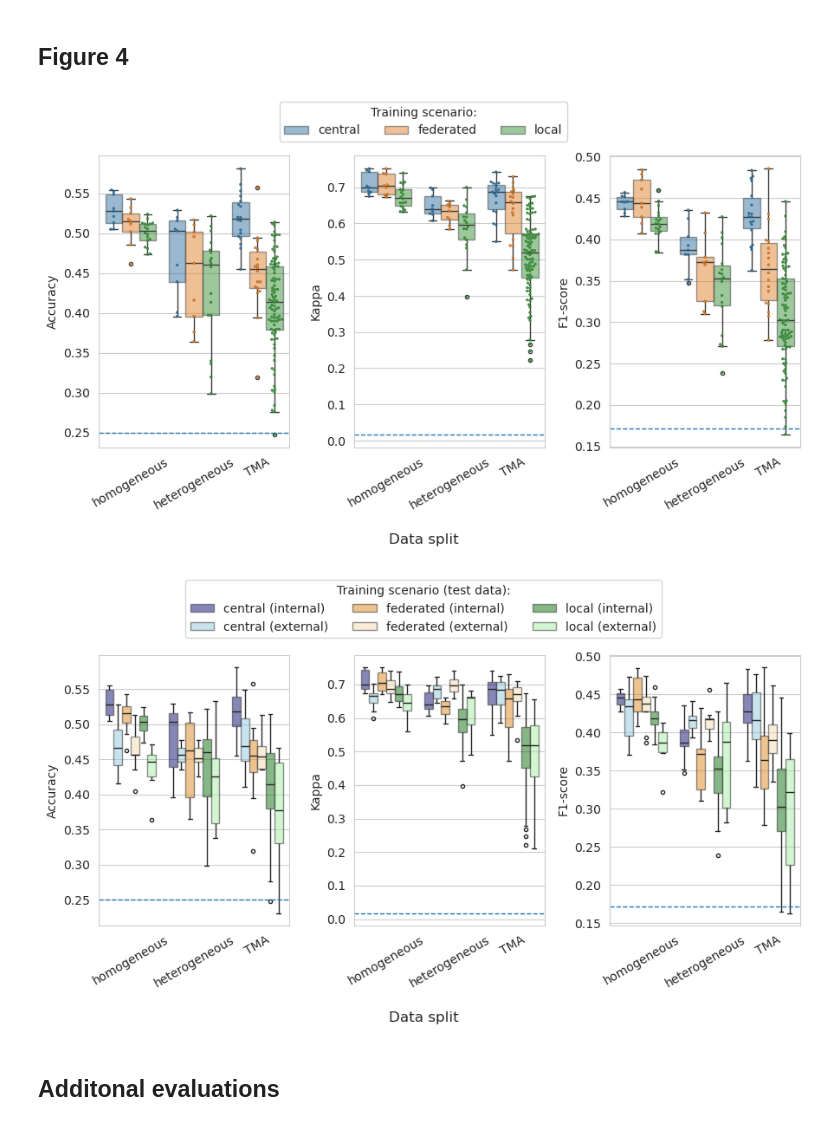
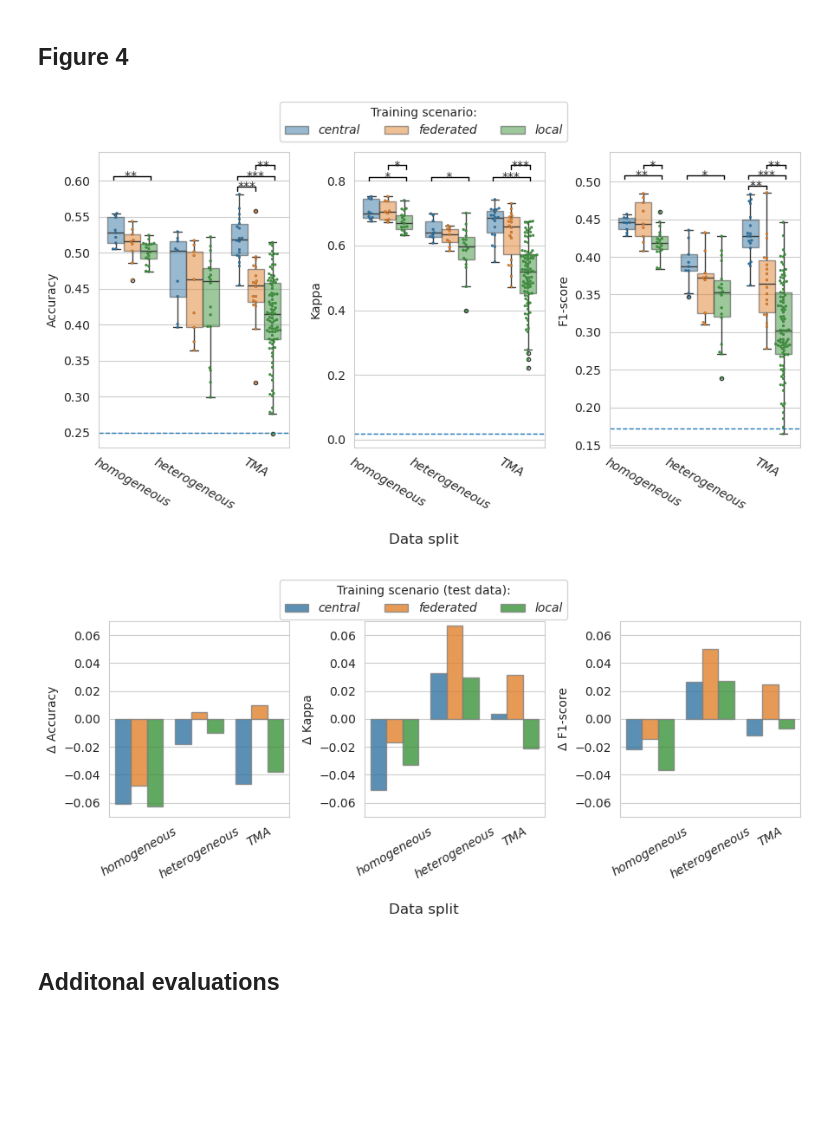
Before and after one commit to LohmannJens/federated-ISUP, a Jupyter notebook: scripts/create_publication_figures.ipynb, the cells around one changed output. Drawn from its saved outputs; the diff is of its cells as text; code cells hidden in the pictures; blank space fills up the shorter version.

Commit message:
Updated figures

```diff
--- a/scripts/create_publication_figures.ipynb
+++ b/scripts/create_publication_figures.ipynb
@@ -17,7 +19,9 @@ baseline = dict({
 })
 
 metrics = ["accuracy", "kappa", "f1-score"]
-boxplot_kwargs = {'boxprops': dict(alpha=0.5), 'fliersize': 3}
+boxplot_kwargs = {"boxprops": dict(alpha=0.5), "fliersize": 3}
+font_properties = FontProperties(style='italic')
+modes = ["central", "federated", "z_local_all"]
 # %%
 def add_local_all(df):
     """
@@ -96,60 +140,77 @@ z_local_all     400
 # %%
 def create_figure4(df):
-    df=df[df["mode"].isin(["central", "federated", "z_local_all"])]
+    df=df[df["mode"].isin(modes)]
     fig, axes = plt.subplots(1, 3, figsize=(9, 5))
+    factors = [0.005, 0.012, 0.0045]
     for i, metric in enumerate(metrics):
-        sns.boxplot(x='dataset', y=metric, hue="mode", dodge=True, data=df, ax=axes[i], **boxplot_kwargs)
-        sns.swarmplot(x='dataset', y=metric, hue="mode", dodge=True, data=df, ax=axes[i], edgecolor="auto", linewidth=0.2, size=2)
+        sns.boxplot(x="dataset", y=metric, hue="mode", dodge=True, data=df, ax=axes[i], **boxplot_kwargs)
+        sns.swarmplot(x="dataset", y=metric, hue="mode", dodge=True, data=df, ax=axes[i], edgecolor="auto", linewidth=0.2, size=2)
+        add_stats(df, metric, factors[i], axes[i])
 
         axes[i].axhline(baseline[metric], linestyle="--", linewidth=1)
         axes[i].set_xlabel("")
         axes[i].set_ylabel(f"{metric.capitalize()}")
         axes[i].legend().remove()
-        axes[i].tick_params(axis='x', labelrotation=30)
+        axes[i].tick_params(axis="x", labelrotation=-30)
+        axes[i].set_xticklabels(axes[i].get_xticklabels(), fontproperties=font_properties)
+
 
     fig.supxlabel("Data split")
 
     handles, labels = axes[0].get_legend_handles_labels()
     new_handles = [handles[0], handles[1], handles[2]]
     new_labels = [labels[0], labels[1], "local"]
-    fig.legend(new_handles, new_labels, loc='upper center', title="Training scenario:", ncol=3, bbox_to_anchor=(0.5, 1.05))
+    fig.legend(new_handles, new_labels, loc="upper center", title="Training scenario:", ncol=3, bbox_to_anchor=(0.5, 1.05), prop={'style': 'italic'})
+
     plt.tight_layout(rect=[0, 0, 1, 0.95])
 
-    plt.savefig(os.path.join("run_results", "Figure4.png"), dpi=300, bbox_inches='tight')
+    plt.savefig(os.path.join("run_results", "Figure4.png"), dpi=300, bbox_inches="tight")
 
 create_figure4(full_df)
 # %% [output]
-[figure, old version]
+[figure, new version]
 # %%
+import numpy as np
+
 def create_figure5(df):
-    df = df[df["mode"].isin(["central", "federated", "z_local_all"])]
-    fig, axes = plt.subplots(1, 3, figsize=(9, 5))
-    custom_colors = ["navy", "skyblue", "darkorange", "navajowhite", "green", "palegreen"]
+    df = df[df["mode"].isin(modes)]
+    fig, axes = plt.subplots(1, 3, figsize=(9, 4))
+    y_min = 0.0
+    y_max = 0.0
     for i, metric in enumerate(metrics):
-        melted_df = pd.melt(df, id_vars=["mode", "dataset"], value_vars=[metric, f"{metric}_TMA20"], var_name="Metric", value_name="Value")
-        melted_df.loc[melted_df['Metric'] == f"{metric}_TMA20", 'mode'] = melted_df['mode'] + f"_{metric}_TMA20"
-        melted_df = melted_df.sort_values(by='mode')
+        mean_values = df.groupby(["mode", "dataset"])[[metric, f"{metric}_TMA20"]].mean().reset_index()
+        custom_order = ["homogeneous", "heterogeneous", "TMA"]
+        mean_values["dataset"] = pd.Categorical(mean_values["dataset"], categories=custom_order, ordered=True)
+        mean_values = mean_values.sort_values(by='dataset')
+        mean_values["metric_diff"] = mean_values[f"{metric}_TMA20"] - mean_values[metric]
+        sns.barplot(x="dataset", y="metric_diff", hue="mode", data=mean_values, ax=axes[i], edgecolor="grey", alpha=0.8)
 
-        sns.boxplot(x='dataset', y="Value", hue="mode", dodge=True, data=melted_df, ax=axes[i], palette=custom_colors, **boxplot_kwargs)
+        axes[i].set_xlabel("")
+        axes[i].set_ylabel(f"\u0394 {metric.capitalize()}")
+        axes[i].legend().remove()
+        axes[i].tick_params(axis="x", labelrotation=30)
+        axes[i].set_xticklabels(axes[i].get_xticklabels(), fontproperties=font_properties)
 
-        axes[i].axhline(baseline[metric], linestyle="--", linewidth=1)
-        axes[i].set_xlabel("")
-        axes[i].set_ylabel(f"{metric.capitalize()}")
-        axes[i].legend().remove()
-        axes[i].tick_params(axis='x', labelrotation=30)
+        if y_min > min(mean_values["metric_diff"]):
+            y_min = min(mean_values["metric_diff"])
+        if y_max < max(mean_values["metric_diff"]):
+            y_max = max(mean_values["metric_diff"])
+
+
+    for i in range(len(metrics)):
+        axes[i].set_ylim(np.floor(y_min * 100) / 100, np.ceil(y_max * 100) / 100)
 
     fig.supxlabel("Data split")
-
     handles, _ = axes[0].get_legend_handles_labels()
-    new_labels = ["central (internal)", "central (external)", "federated (internal)", "federated (external)", "local (internal)", "local (external)"]
-    fig.legend(handles, new_labels, loc='upper center', title="Training scenario (test data):", ncol=3, bbox_to_anchor=(0.5, 1.05))
+    new_labels = ["central", "federated", "local"]
+    fig.legend(handles, new_labels, loc="upper center", title="Training scenario (test data):", ncol=3, bbox_to_anchor=(0.5, 1.0), prop={'style': 'italic'})
     plt.tight_layout(rect=[0, 0, 1, 0.9])
 
-    plt.savefig(os.path.join("run_results", "Figure5.png"), dpi=300, bbox_inches='tight')
+    plt.savefig(os.path.join("run_results", "Figure5.png"), dpi=300, bbox_inches="tight")
 
 create_figure5(full_df)
 # %% [output]
-[figure, old version]
+[figure, new version]
 # %% [markdown]
 ## Additonal evaluations
 # %%
```
Also changed, not shown: parts of 11 cells of this notebook.
